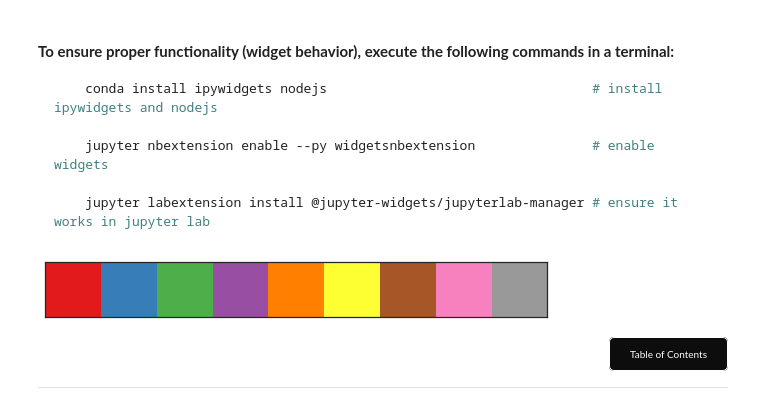
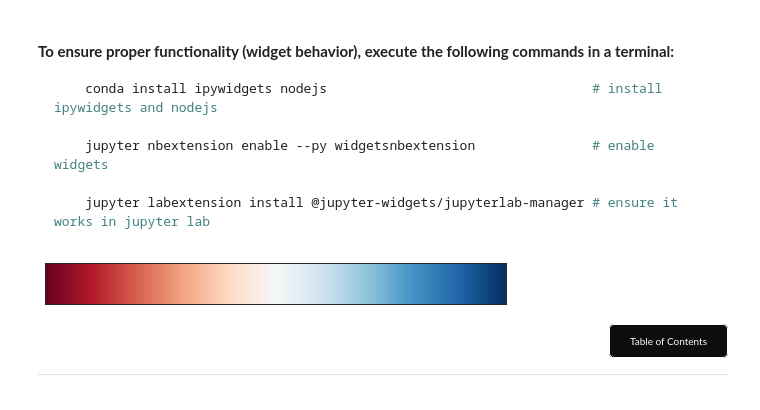
Before and after one commit to ehcastroh/intro_DATAVIZ, a Jupyter notebook: visualization-intro-01_visualization-principles-w-matplotlib-and-seaborn_ehch.ipynb, the cells around one changed output. Saved outputs shown, nothing was run; the diff lists cells and outputs as text; code cells hidden in the pictures.

````diff
--- a/visualization-intro-01_visualization-principles-w-matplotlib-and-seaborn_ehch.ipynb
+++ b/visualization-intro-01_visualization-principles-w-matplotlib-and-seaborn_ehch.ipynb
@@ -2320,12 +2320,11 @@ import seaborn as sns
 ```
 # %%
 ### uncomment widgets to see what they do ###
-
 #sns.choose_colorbrewer_palette('sequential', as_cmap=False);
-#sns.choose_colorbrewer_palette('diverging', as_cmap=True);
-sns.choose_colorbrewer_palette('qualitative', as_cmap=False);
+sns.choose_colorbrewer_palette('diverging', as_cmap=True);
+#sns.choose_colorbrewer_palette('qualitative', as_cmap=False);
 # %% [output]
-[figure, old version]
+[figure, new version]
 # %% [markdown]
 <!--Navigate back to table of contents-->
 <div alig="right" style="text-align: right">
````
Also changed, not shown: 3 other files.
